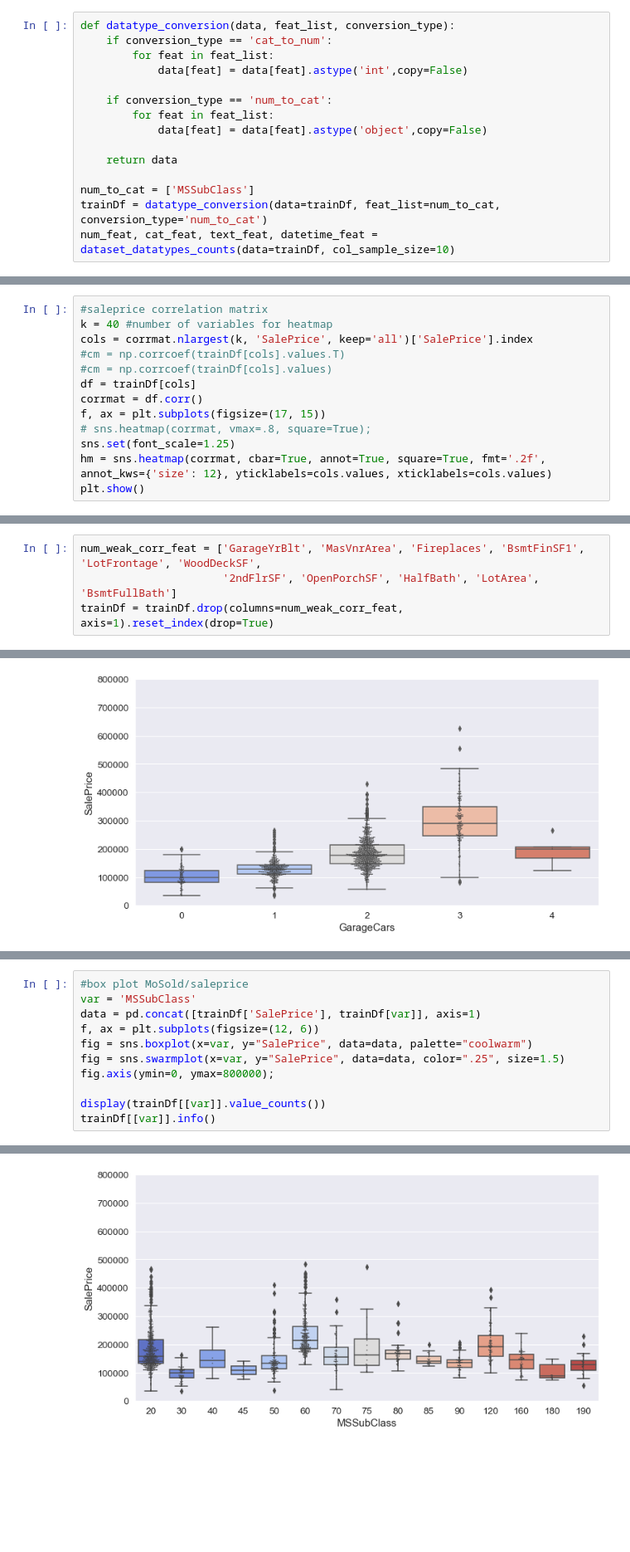
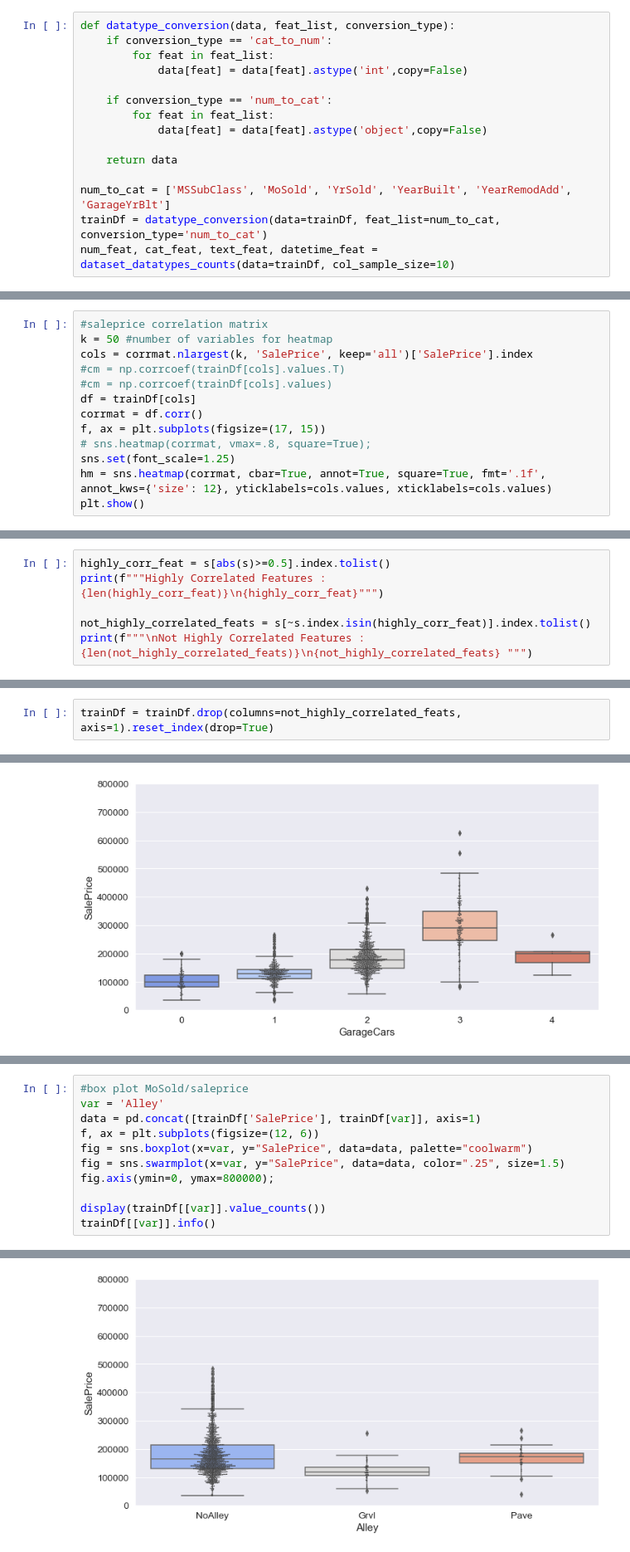
Before and after one commit to rvalusa2108/Scikit-Learn_Pipeline-House_Price_Prediction-Kaggle, a Jupyter notebook: house-prices-advanced-regression-techniques/House_Price_Prediction-AdvanceRegression.ipynb, the cells around one changed output, grey strips where cells are left out. Shown at 83% size. Saved outputs shown, nothing was run; the diff lists cells and outputs as text; blank space fills up the shorter version.

```diff
--- a/house-prices-advanced-regression-techniques/House_Price_Prediction-AdvanceRegression.ipynb
+++ b/house-prices-advanced-regression-techniques/House_Price_Prediction-AdvanceRegression.ipynb
@@ -126,6 +138,6 @@ def datatype_conversion(data, feat_list, conversion_type):
 
     return data
 
-num_to_cat = ['MSSubClass']
+num_to_cat = ['MSSubClass', 'MoSold', 'YrSold', 'YearBuilt', 'YearRemodAdd', 'GarageYrBlt']
 trainDf = datatype_conversion(data=trainDf, feat_list=num_to_cat, conversion_type='num_to_cat')
 num_feat, cat_feat, text_feat, datetime_feat = dataset_datatypes_counts(data=trainDf, col_sample_size=10)
@@ -185,7 +416,7 @@ sns.heatmap(corrmat, vmax=.9, annot=True, square=True, fmt='.1f', annot_kws={'si
 ### **Saleprice Correlation Matrix**
 # %%
 #saleprice correlation matrix
-k = 40 #number of variables for heatmap
+k = 50 #number of variables for heatmap
 cols = corrmat.nlargest(k, 'SalePrice', keep='all')['SalePrice'].index
 #cm = np.corrcoef(trainDf[cols].values.T)
 #cm = np.corrcoef(trainDf[cols].values)
@@ -194,6 +425,6 @@ corrmat = df.corr()
 f, ax = plt.subplots(figsize=(17, 15))
 # sns.heatmap(corrmat, vmax=.8, square=True);
 sns.set(font_scale=1.25)
-hm = sns.heatmap(corrmat, cbar=True, annot=True, square=True, fmt='.2f', annot_kws={'size': 12}, yticklabels=cols.values, xticklabels=cols.values)
+hm = sns.heatmap(corrmat, cbar=True, annot=True, square=True, fmt='.1f', annot_kws={'size': 12}, yticklabels=cols.values, xticklabels=cols.values)
 plt.show()
 # %% [output]
@@ -239,0 +456,6 @@ highly_corr_feat
+# %%
+highly_corr_feat = s[abs(s)>=0.5].index.tolist()
+print(f"""Highly Correlated Features : {len(highly_corr_feat)}\n{highly_corr_feat}""")
+
+not_highly_correlated_feats = s[~s.index.isin(highly_corr_feat)].index.tolist()
+print(f"""\nNot Highly Correlated Features : {len(not_highly_correlated_feats)}\n{not_highly_correlated_feats} """)
@@ -240,9 +468,7 @@ highly_corr_feat
 # %% [markdown]
 ### Drop the features which are less correlated to the target SalePrice
 # %%
-num_weak_corr_feat = ['GarageYrBlt', 'MasVnrArea', 'Fireplaces', 'BsmtFinSF1', 'LotFrontage', 'WoodDeckSF',
-                      '2ndFlrSF', 'OpenPorchSF', 'HalfBath', 'LotArea', 'BsmtFullBath']
-trainDf = trainDf.drop(columns=num_weak_corr_feat, axis=1).reset_index(drop=True)
+trainDf = trainDf.drop(columns=not_highly_correlated_feats, axis=1).reset_index(drop=True)
 # %%
 trainDf.info()
 # %% [output]
@@ -432,6 +637,6 @@ trainDf.describe()
 # %%
 #box plot MoSold/saleprice
-var = 'MSSubClass'
+var = 'Alley'
 data = pd.concat([trainDf['SalePrice'], trainDf[var]], axis=1)
 f, ax = plt.subplots(figsize=(12, 6))
 fig = sns.boxplot(x=var, y="SalePrice", data=data, palette="coolwarm")
@@ -469,4 +662,4 @@ memory usage: 11.4 KB
-[figure, old version]
+[figure, new version]
 # %%
 import statsmodels.api as sm
 from statsmodels.formula.api import ols
```
Also changed, not shown: parts of 32 cells of this notebook, 7 other files.
